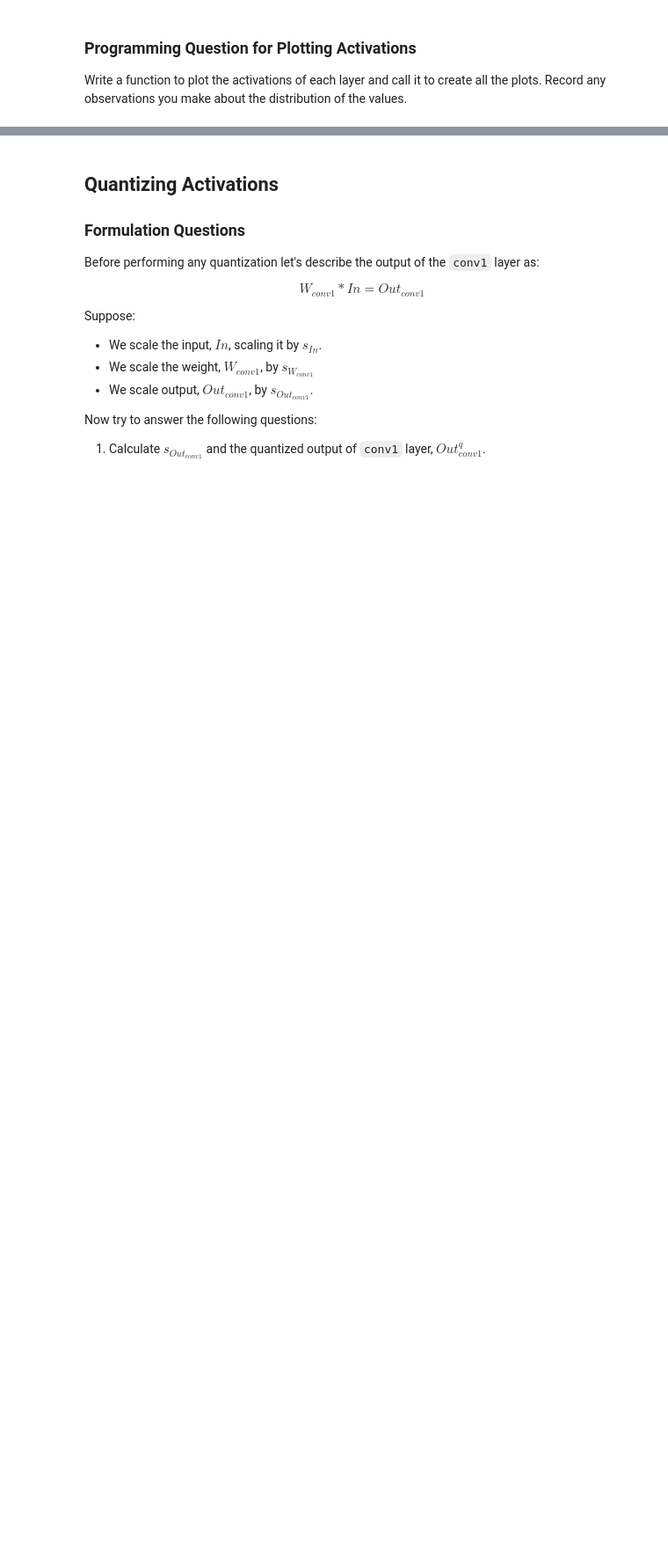
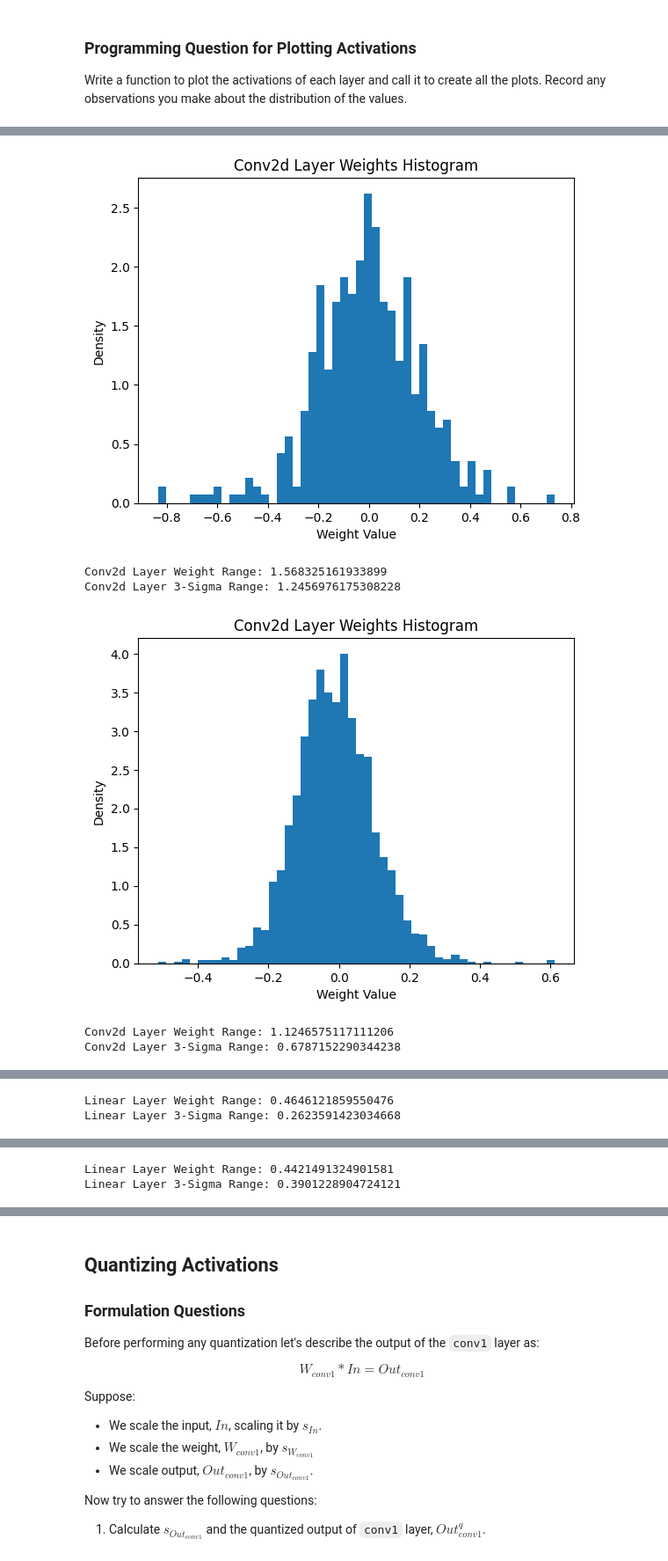
Before and after one commit to HARINI-RadheyKrishna/Machine_Learning, a Jupyter notebook: EE599_ML_Systems_HW4.ipynb, the cells around one changed output, grey strips where cells are left out. Shown at 88% size. Drawn from its saved outputs; the diff is of its cells as text; code cells hidden in the pictures; blank space fills up the shorter version.

```diff
--- a/EE599_ML_Systems_HW4.ipynb
+++ b/EE599_ML_Systems_HW4.ipynb
@@ -685,0 +684,47 @@ Input Activations 3-Sigma Range: 3.874709161616699
+# %%
+# TODO: Write your code here.
+
+
+# My code remove this later
+def analyze_layer_quantized_weights(layer: nn.Module):
+    # Extract and flatten the weights of the given layer
+    layer_weights = layer.weight.data.cpu().view(-1)
+
+    # Get layer type (Conv2d or Linear) for better title
+    layer_type = type(layer).__name__
+
+    # Plot a histogram of the flattened layer weights
+    plt.hist(layer_weights, density=True, bins=50)
+    plt.title(f"{layer_type} Layer Weights Histogram")
+    plt.xlabel("Weight Value")
+    plt.ylabel("Density")
+    plt.show()
+
+    # Calculate the upper and lower bounds of the range within 3 standard deviations
+    layer_weights_3sigma_max = (layer_weights.mean() + 3 * layer_weights.std()).item()
+    layer_weights_3sigma_min = (layer_weights.mean() - 3 * layer_weights.std()).item()
+
+    # Calculate the range of weights and the 3-sigma range for the layer
+    weight_range = layer_weights.max() - layer_weights.min()
+    sigma_range = layer_weights_3sigma_max - layer_weights_3sigma_min
+
+    print(f"{layer_type} Layer Weight Range: {weight_range.item()}")
+    print(f"{layer_type} Layer 3-Sigma Range: {sigma_range}")
+
+
+analyze_layer_quantized_weights(net_q3.conv1)
+
+analyze_layer_quantized_weights(net_q3.conv2)
+
+analyze_layer_quantized_weights(net_q3.fc1)
+
+analyze_layer_quantized_weights(net_q3.fc2)
+
+analyze_layer_quantized_weights(net_q3.fc3)
+# %% [output]
+[figure, added]
+Conv2d Layer Weight Range: 1.568325161933899
+Conv2d Layer 3-Sigma Range: 1.2456976175308228
+[figure, added]
+Conv2d Layer Weight Range: 1.1246575117111206
+Conv2d Layer 3-Sigma Range: 0.6787152290344238
@@ -685,0 +732,2 @@ Input Activations 3-Sigma Range: 3.874709161616699
+Linear Layer Weight Range: 0.4646121859550476
+Linear Layer 3-Sigma Range: 0.2623591423034668
@@ -685,0 +735,2 @@ Input Activations 3-Sigma Range: 3.874709161616699
+Linear Layer Weight Range: 0.4421491324901581
+Linear Layer 3-Sigma Range: 0.3901228904724121
```
Also changed, not shown: parts of 21 cells of this notebook.
